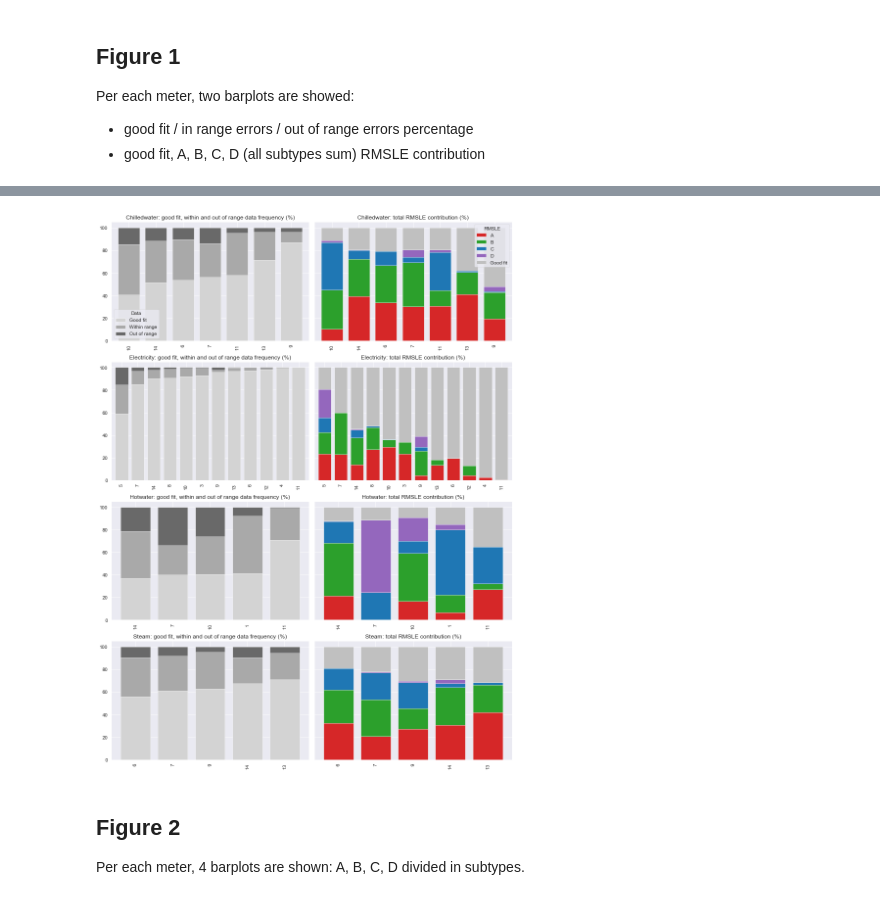
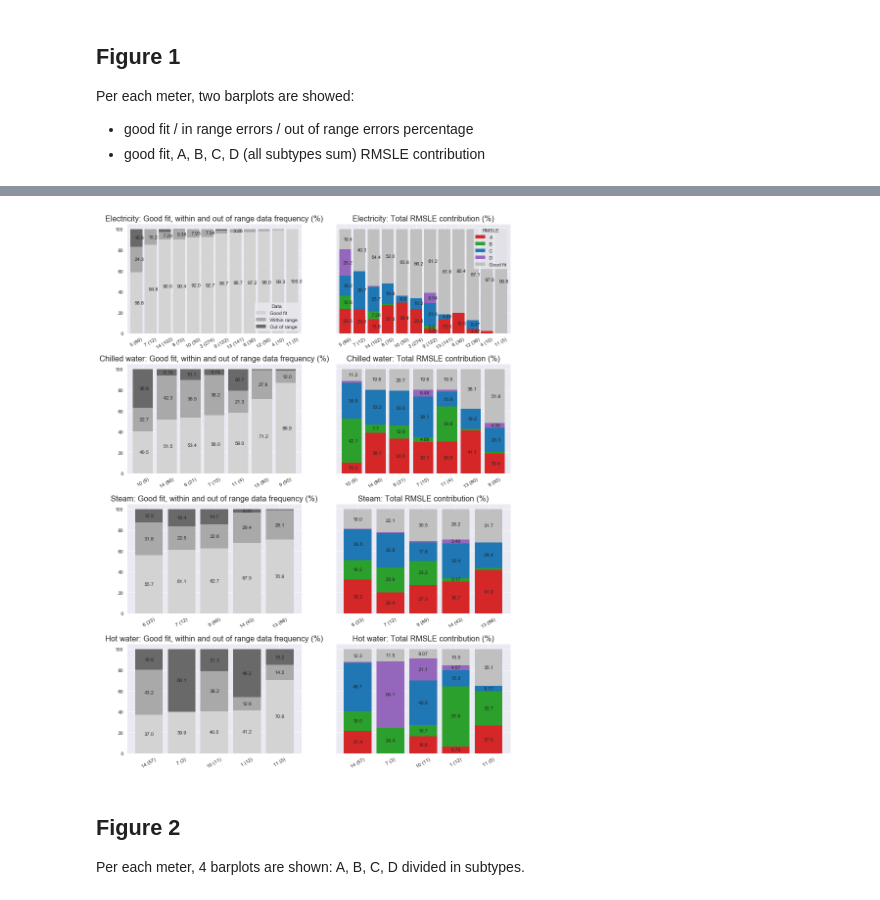
Before and after one commit to buds-lab/ashrae-great-energy-predictor-3-error-analysis, a Jupyter notebook: notebooks/11_plots-barplots.ipynb, the cells around one changed output, grey strips where cells are left out. Cells and saved outputs as stored; diff of their text form; code cells hidden in the pictures.

```diff
--- a/notebooks/11_plots-barplots.ipynb
+++ b/notebooks/11_plots-barplots.ipynb
@@ -192,0 +209,2 @@ def error_df_all(path_error, meter, site):
+# %%
+meta = pd.read_csv(path_meta + "building_metadata.csv", usecols=["site_id","building_id","primary_use"])
@@ -192,0 +310,16 @@ def error_df_all(path_error, meter, site):
+# %%
+# total number of meter per primary use (leaked are not included here)
+meters = ["chilledwater","electricity","hotwater","steam"]
+uses = list(meta.primary_use.unique())
+
+dfs = []
+for meter in meters:
+    files = glob.glob(path_proc + f"arrays\\{meter}*.csv")
+    for file in files:
+        site = int(file.split("_")[-1].split(".")[0])
+        df = pd.read_csv(file, usecols=["building_id"])
+        df = pd.merge(df, meta, how="left", on="building_id")
+        dfs.append(df)
+
+meters_per_use = dict(pd.concat(dfs).groupby("primary_use")["building_id"].count())
+meters_per_use
@@ -367,6 +478,6 @@ def change_width(ax, new_value) :
 # %%
 ## Plot
-meters = ["chilledwater","electricity","hotwater","steam"]
+meters = ["electricity","chilledwater","steam","hotwater"]
 
 pal1 =["lightgray","darkgray","dimgrey"]
 pal2 = [cmap[1],cmap[5],cmap[9],cmap[13],cmap[0]]
@@ -375,43 +486,65 @@ fig, axes = plt.subplots(4, 2, sharex=False, sharey=True, figsize=(12,16)) # ori
 axes = axes.flatten()
 
 i=0
 for meter,errors_range,rmsle in zip(meters, errors_range_list, rmsle_list):
 
     #convert to str to avoid blank spaces between bars with non-consecutive numbers
     errors_range.index = errors_range.index.astype("str")
     rmsle.index = rmsle.index.astype("str")
 
     # Plot range errors
     ax1 = axes[i]
-    plot1 = errors_range.plot(kind='bar', stacked=True, color=pal1, ax=ax1, width=0.8, legend=False)
-    ax1.set_title(f"{meter.capitalize()}: good fit, within and out of range data frequency (%)", fontsize=12)
+    plot1 = errors_range.plot(kind='bar', stacked=True, color=pal1, ax=ax1, width=0.85, legend=False, linewidth=0)
+    ax1.set_title(f"{meters_name[meter].capitalize()}: Good fit, within and out of range data frequency (%)", fontsize=16)
     ax1.set_xlabel("")
     ax1.set_ylabel("")
-    #change_width(ax1, 0.8)
+    ax1.set_xticklabels([f"{i} ({meters_per_site[meter][int(i)]})" for i in errors_range.index], rotation=30)  # site (number of buidings)
+    # Show pct on bar
+    for rec in ax1.patches:
+        width = rec.get_width()
+        height = rec.get_height()
+        if height >= 3:
+            ax1.text(rec.get_x() + width/3,
+                    rec.get_y() + height/2,
+                    f"{round_sig(height,sig=3)}",
+                    ha='left',
+                    va='center',
+                    fontsize=10)
 
     # Plot RMSLE
     ax3 = axes[i+1]
-    plot3 = rmsle.plot(kind='bar', stacked=True, color=pal2, ax=ax3, width=0.8, legend=False)
-    ax3.set_title(f"{meter.capitalize()}: total RMSLE contribution (%)", fontsize=12)
+    plot3 = rmsle.plot(kind='bar', stacked=True, color=pal2, ax=ax3, width=0.85, legend=False, linewidth=0)
+    ax3.set_title(f"{meters_name[meter].capitalize()}: Total RMSLE contribution (%)", fontsize=16)
     ax3.set_xlabel("")
-    #change_width(ax3, 0.8)
+    ax3.set_xticklabels([f"{i} ({meters_per_site[meter][int(i)]})" for i in errors_range.index], rotation=30)
+    # Show pct on bar
+    for rec in ax3.patches:
+        width = rec.get_width()
+        height = rec.get_height()
+        if height >= 3:
+            ax3.text(rec.get_x() + width/3,
+                    rec.get_y() + height/2,
+                    f"{round_sig(height,sig=3)}",
+                    ha='left',
+                    va='center',
+                    fontsize=10)
 
     if i == 0:
         handles1, labels1 = ax1.get_legend_handles_labels()
-        ax1.legend(handles1, ["Good fit","Within range","Out of range"], title="Data", loc ='lower left')
+        ax1.legend(handles1, ["Good fit","Within range","Out of range"], title="Data", loc ='lower right')
 
         handles3,labels3 = ax3.get_legend_handles_labels()
         labels = ["A","B","C","D","Good fit"]
         ax3.legend(handles3,labels,title='RMSLE', loc="upper right")
 
     i = i+2
 
     plt.tight_layout()
 
-#fig.savefig(path_fig + "barplot_stacked_cb_v2.pdf", dpi=150, bbox_inches="tight")
-#fig.savefig(path_fig + "barplot_stacked_cb_v2.png", dpi=150, bbox_inches="tight")
+fig.savefig(path_fig + "barplot_stacked_cb.pdf", dpi=150, bbox_inches="tight")
+fig.savefig(path_fig + "barplot_stacked_cb.png", dpi=150, bbox_inches="tight")
 # %% [output]
-[figure, old version]
+[figure, new version]
 # %% [markdown]
 ## Figure 2
 Per each meter, 4 barplots are shown: A, B, C, D divided in subtypes.
```
Also changed, not shown: parts of 53 cells of this notebook, 42 other files.
